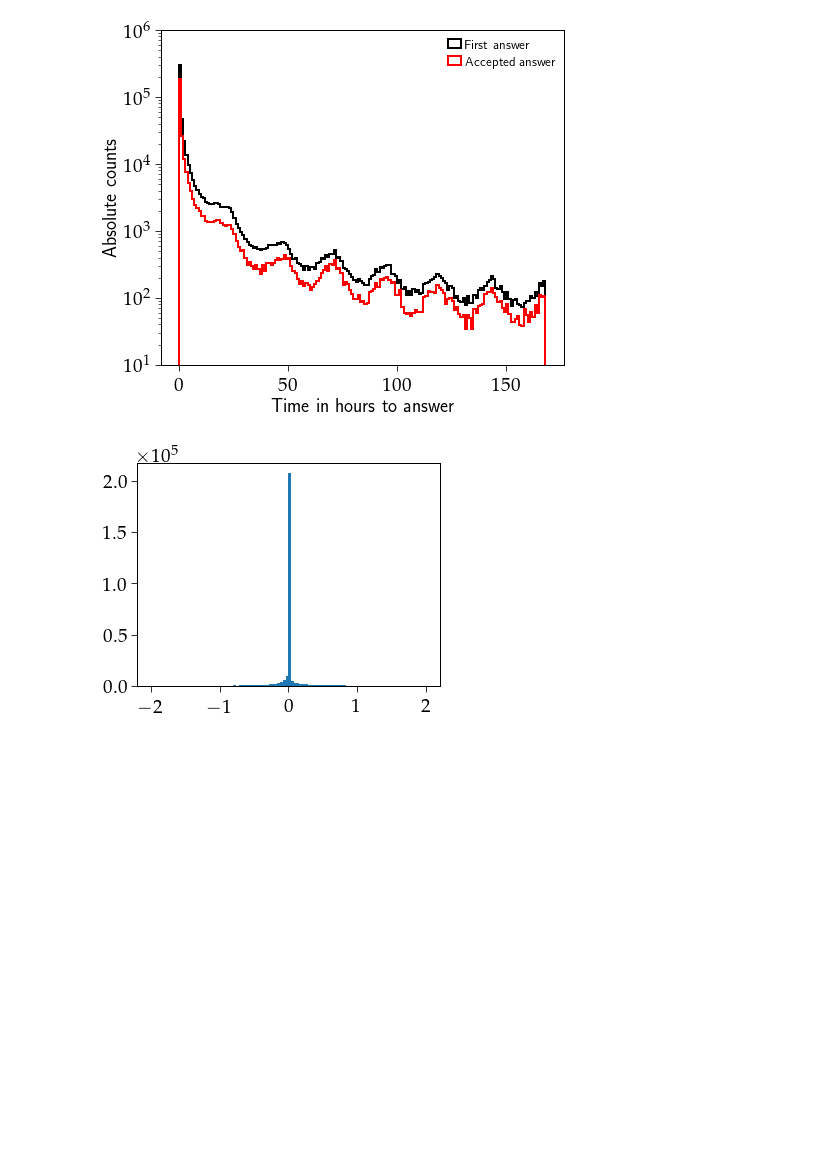
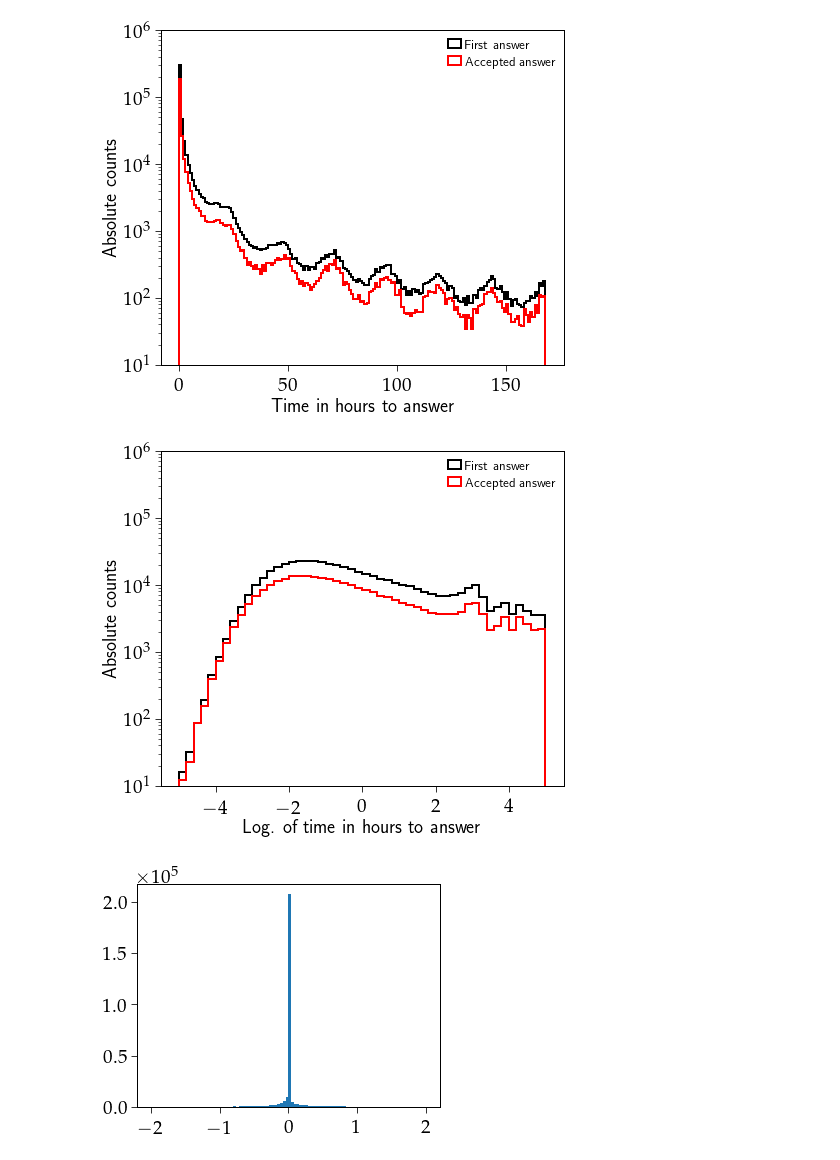
Before and after one commit to AkagiShigeru/incubator-overflow, a Jupyter notebook: stackoverflow-answer.ipynb, the cells around one changed output. Cells and saved outputs as stored; diff of their text form; code cells hidden in the pictures; blank space fills up the shorter version.

```diff
--- a/stackoverflow-answer.ipynb
+++ b/stackoverflow-answer.ipynb
@@ -52,6 +53,20 @@ plt.legend(loc="upper right")
 plt.savefig("./plots/dthist_first_accepted.pdf")
 # %% [output]
 [figure]
+# %%
+plt.figure(figsize=(8, 6))
+plt.xlabel(r"Log. of time in hours to answer")
+plt.ylabel(r"Absolute counts")
+plt.hist(qs.dt_answer_hour.apply(np.log), bins=50,
+         histtype="step", lw=2, color="k", range=[-5, 5], label="First answer", log=True);
+plt.hist(qs.dt_accanswer_hour.apply(np.log), bins=50,
+        histtype="step", lw=2, color="r", range=[-5, 5], label="Accepted answer", log=True);
+# plt.semilogy(nonposy="clip")
+plt.ylim(10, 10 ** 6)
+plt.legend(loc="upper right")
+plt.savefig("./plots/dthist_log_first_accepted.pdf")
+# %% [output]
+[figure, added]
 # %%
 plt.hist(qs.dt_accanswer_hour - qs.dt_answer_hour, range=[-2, 2], bins=100);
 # plt.semilogy(nonposy="clip")
```
Also changed, not shown: parts of 23 cells of this notebook, 1 other file.
